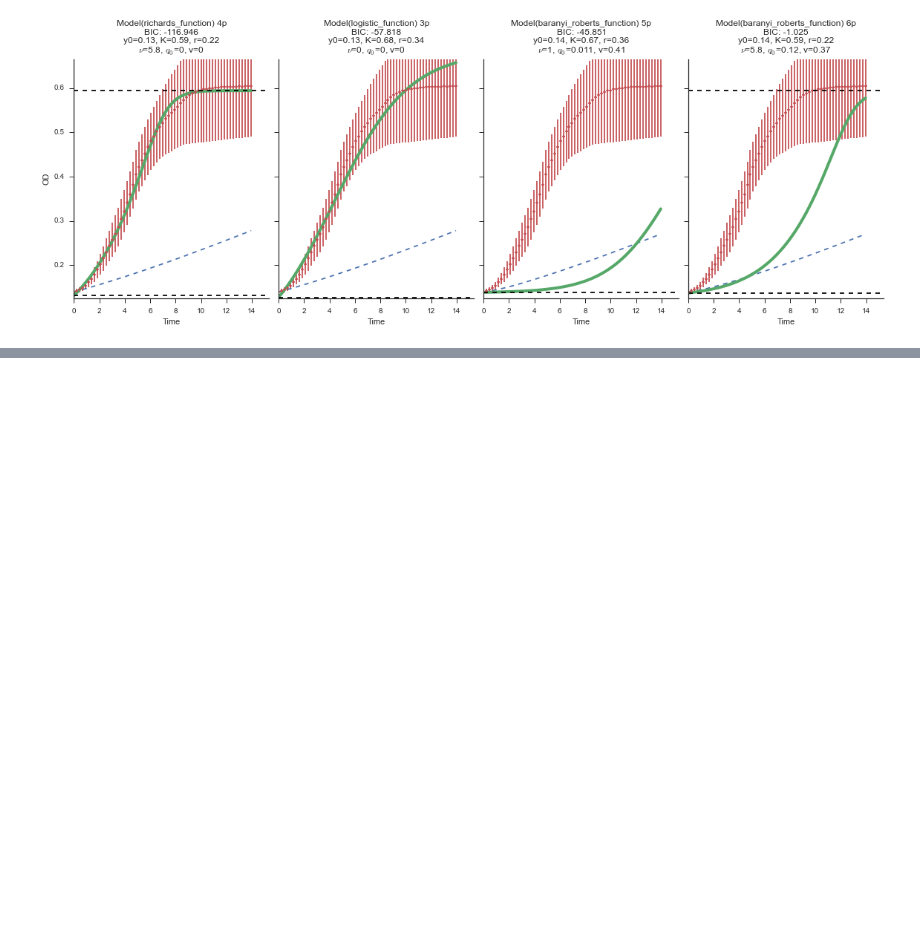
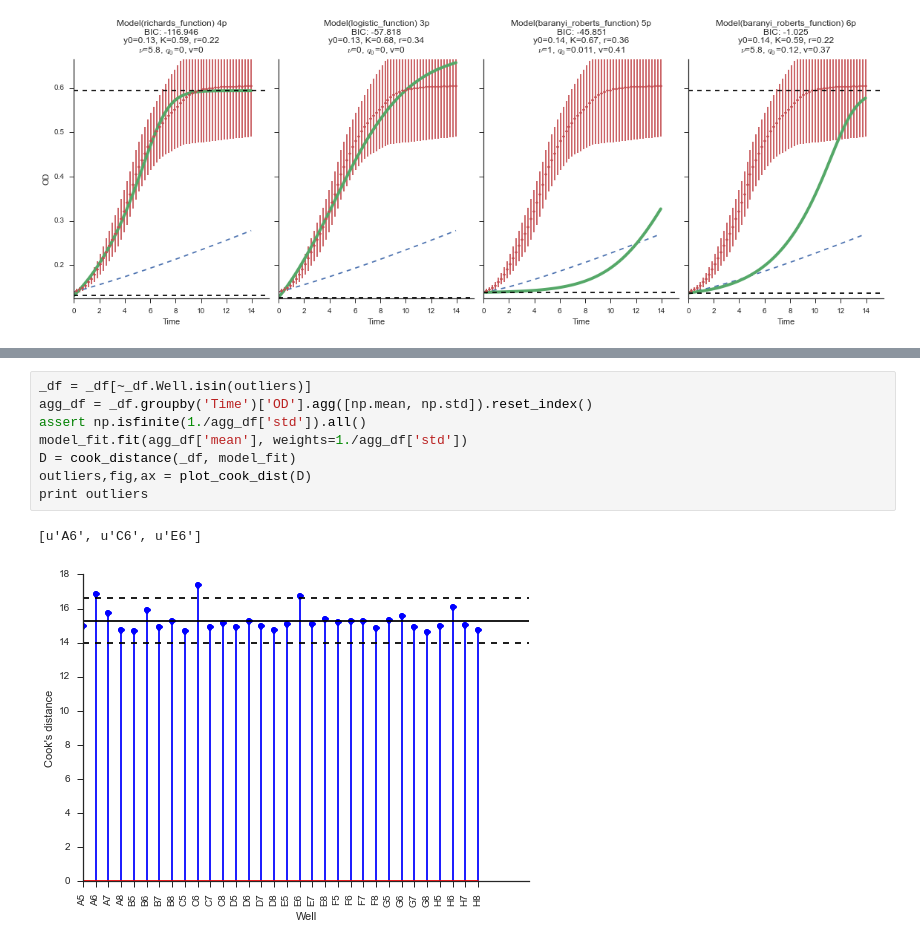
Before and after one commit to yoavram/curveball, a Jupyter notebook: notebooks/Find outliers.ipynb, the cells around one changed output, grey strips where cells are left out. Cells and saved outputs as stored; diff of their text form; blank space fills up the shorter version.

```diff
--- a/notebooks/Find outliers.ipynb
+++ b/notebooks/Find outliers.ipynb
@@ -140,0 +98,11 @@ g.fig.tight_layout();
+# %%
+_df = _df[~_df.Well.isin(outliers)]
+agg_df = _df.groupby('Time')['OD'].agg([np.mean, np.std]).reset_index()
+assert np.isfinite(1./agg_df['std']).all()
+model_fit.fit(agg_df['mean'], weights=1./agg_df['std'])
+D = cook_distance(_df, model_fit)
+outliers,fig,ax = plot_cook_dist(D)
+print outliers
+# %% [output]
+[u'A6', u'C6', u'E6']
+[figure, added]
```
Also changed, not shown: parts of 24 cells of this notebook.
